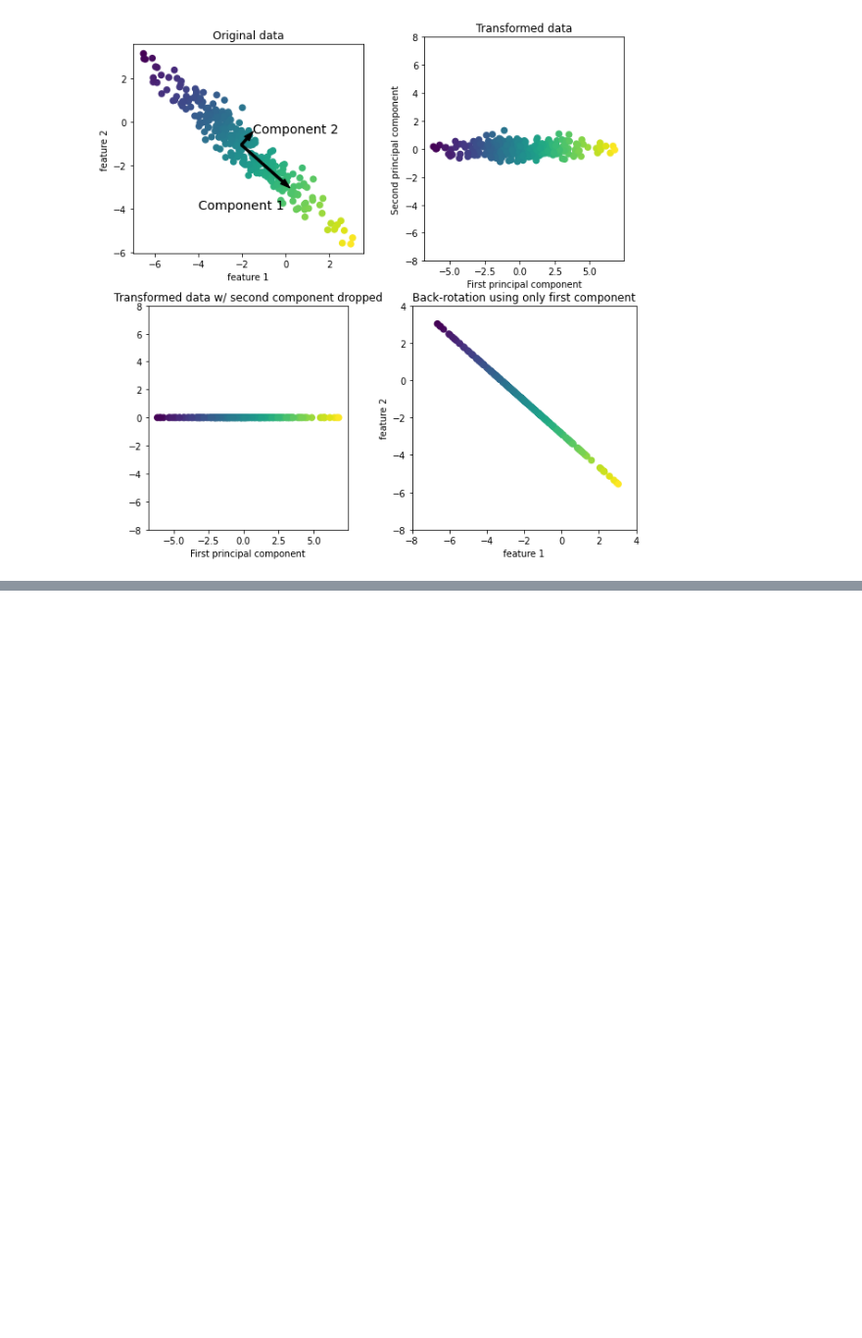
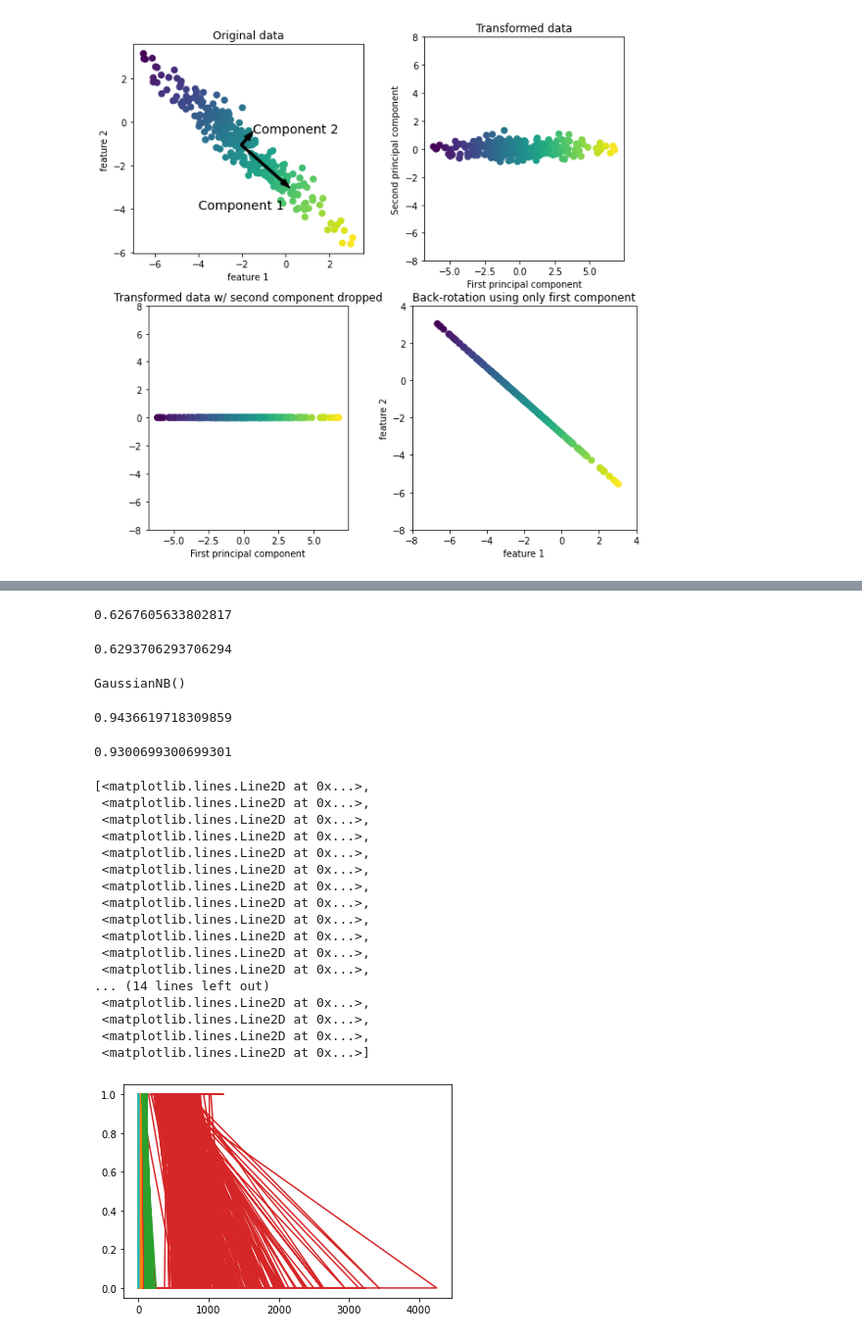
Before and after one commit to shashwatsaket46/PythonProjects, a Jupyter notebook: MachineLearningP.ipynb, the cells around one changed output, grey strips where cells are left out. Shown at 98% size. Saved outputs shown, nothing was run; the diff lists cells and outputs as text; code cells hidden in the pictures; blank space fills up the shorter version.

```diff
--- a/MachineLearningP.ipynb
+++ b/MachineLearningP.ipynb
@@ -276,3 +276,9 @@ mg.discrete_scatter(
 mg.plots.plot_pca_illustration()
 # %% [output]
 [figure]
+# %%
+X=np.array([[0,1,0,1],
+            [1,0,1,1],
+            [0,0,0,1],
+            [1,0,1,0]])
+y=np.array([0,1,0,1])
@@ -278,0 +292,4 @@ mg.plots.plot_pca_illustration()
+# %%
+from sklearn.naive_bayes import BernoulliNB
+model=BernoulliNB()
+model.fit(X,y)
@@ -278,0 +302,5 @@ mg.plots.plot_pca_illustration()
+# %%
+from  sklearn.datasets import load_breast_cancer
+cancer=load_breast_cancer()
+X_train,X_test,y_train,y_test=train_test_split(cancer.data, cancer.target,stratify=cancer.target, random_state=4)
+model.fit(X_train,y_train)
@@ -278,0 +320,43 @@ mg.plots.plot_pca_illustration()
+# %%
+model.score(X_train,y_train)
+# %% [output]
+0.6267605633802817
+# %%
+model.score(X_test,y_test)
+# %% [output]
+0.6293706293706294
+# %%
+from sklearn.naive_bayes import GaussianNB
+model2=GaussianNB()
+model2.fit(X_train,y_train)
+# %% [output]
+GaussianNB()
+# %%
+model2.score(X_train,y_train)
+# %% [output]
+0.9436619718309859
+# %%
+model2.score(X_test,y_test)
+# %% [output]
+0.9300699300699301
+# %%
+plt.plot(X_train,y_train)
+# %% [output]
+[<matplotlib.lines.Line2D at 0x...>,
+ <matplotlib.lines.Line2D at 0x...>,
+ <matplotlib.lines.Line2D at 0x...>,
+ <matplotlib.lines.Line2D at 0x...>,
+ <matplotlib.lines.Line2D at 0x...>,
+ <matplotlib.lines.Line2D at 0x...>,
+ <matplotlib.lines.Line2D at 0x...>,
+ <matplotlib.lines.Line2D at 0x...>,
+ <matplotlib.lines.Line2D at 0x...>,
+ <matplotlib.lines.Line2D at 0x...>,
+ <matplotlib.lines.Line2D at 0x...>,
+ <matplotlib.lines.Line2D at 0x...>,
+... (14 lines left out)
+ <matplotlib.lines.Line2D at 0x...>,
+ <matplotlib.lines.Line2D at 0x...>,
+ <matplotlib.lines.Line2D at 0x...>,
+ <matplotlib.lines.Line2D at 0x...>]
+[figure, added]
```
Also changed, not shown: parts of 5 cells of this notebook.
